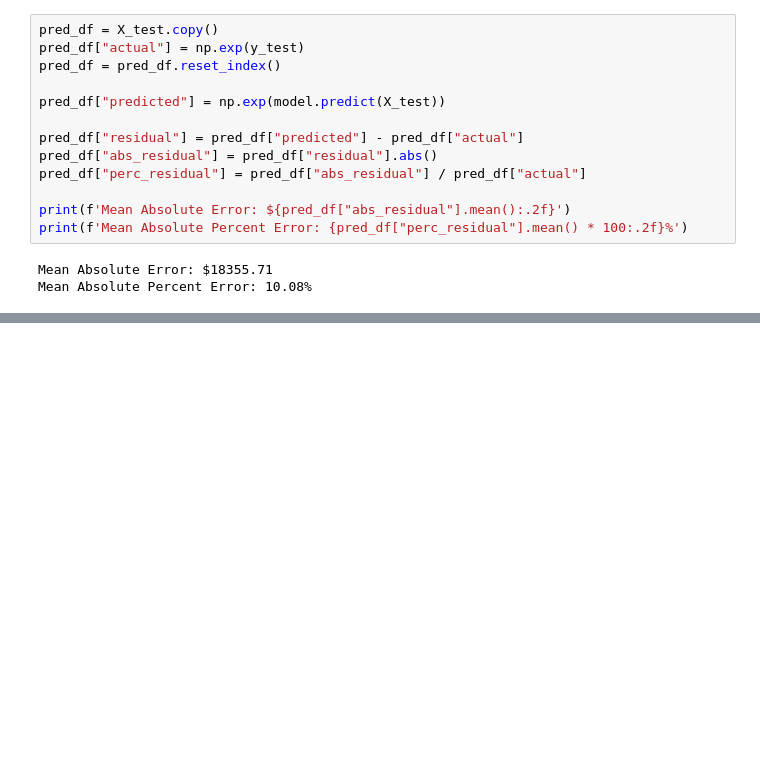
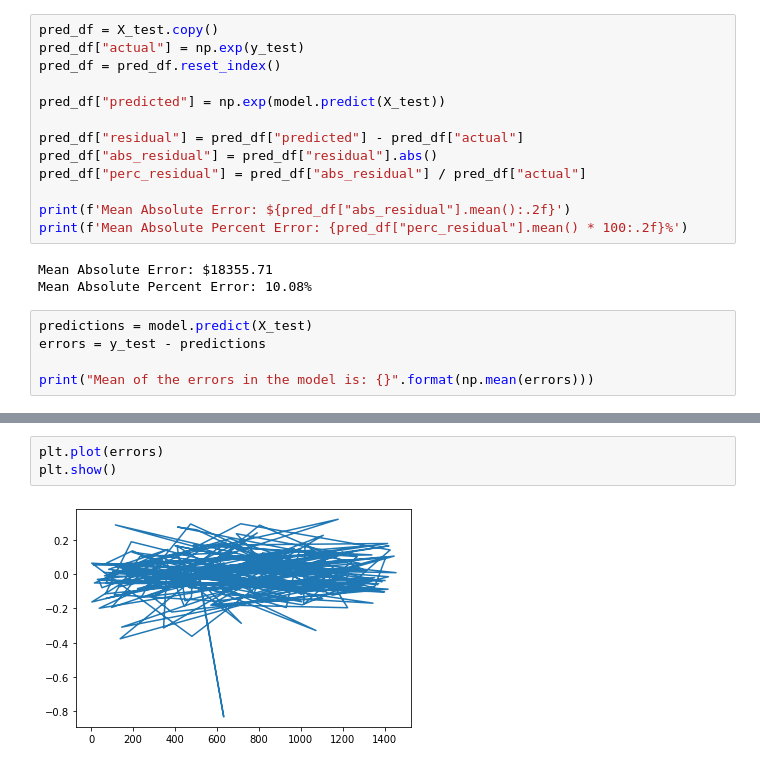
Before and after one commit to mgalaviz1/my_work, a Jupyter notebook: week6_linear_regression/Assignment_Predicting_house_prices.ipynb, the cells around one changed output, grey strips where cells are left out. Saved outputs shown, nothing was run; the diff lists cells and outputs as text; blank space fills up the shorter version.

```diff
--- a/week6_linear_regression/Assignment_Predicting_house_prices.ipynb
+++ b/week6_linear_regression/Assignment_Predicting_house_prices.ipynb
@@ -666,3 +667,8 @@ print(f'Mean Absolute Percent Error: {pred_df["perc_residual"].mean() * 100:.2f}
 # %% [output]
 Mean Absolute Error: $18355.71
 Mean Absolute Percent Error: 10.08%
+# %%
+predictions = model.predict(X_test)
+errors = y_test - predictions
+
+print("Mean of the errors in the model is: {}".format(np.mean(errors)))
@@ -668,0 +686,5 @@ Mean Absolute Percent Error: 10.08%
+# %%
+plt.plot(errors)
+plt.show()
+# %% [output]
+[figure, added]
```
Also changed, not shown: parts of 6 cells of this notebook, 2 other files.
